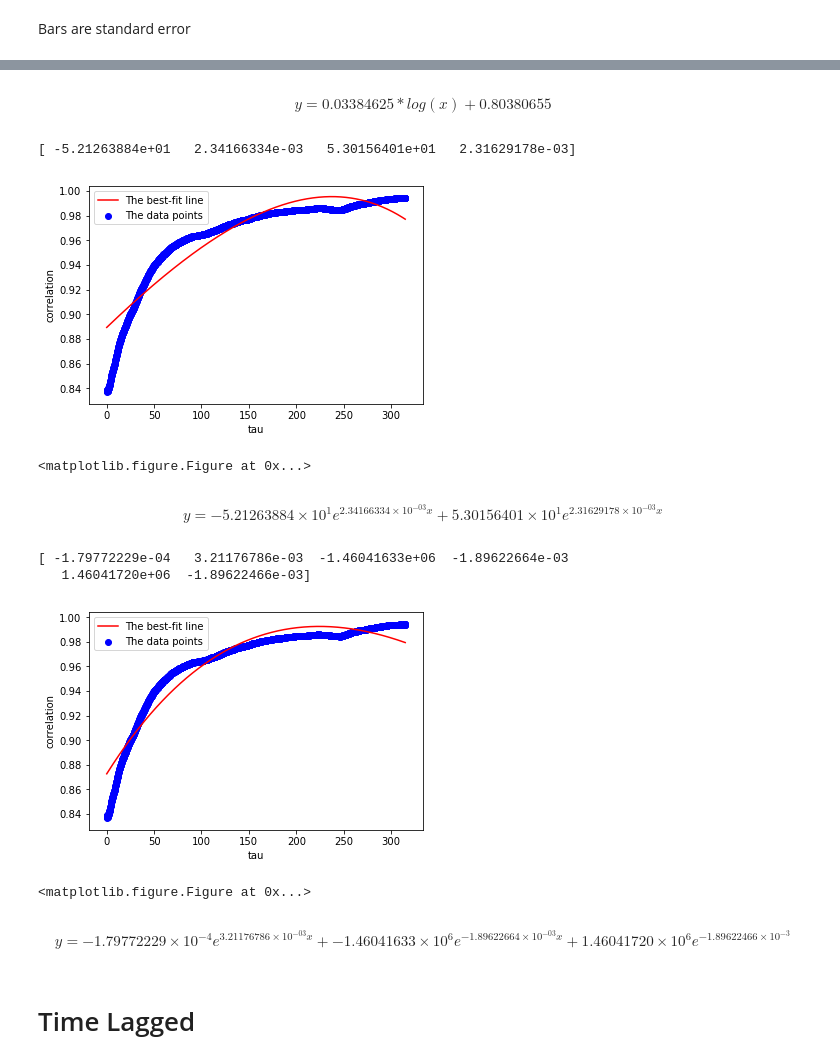
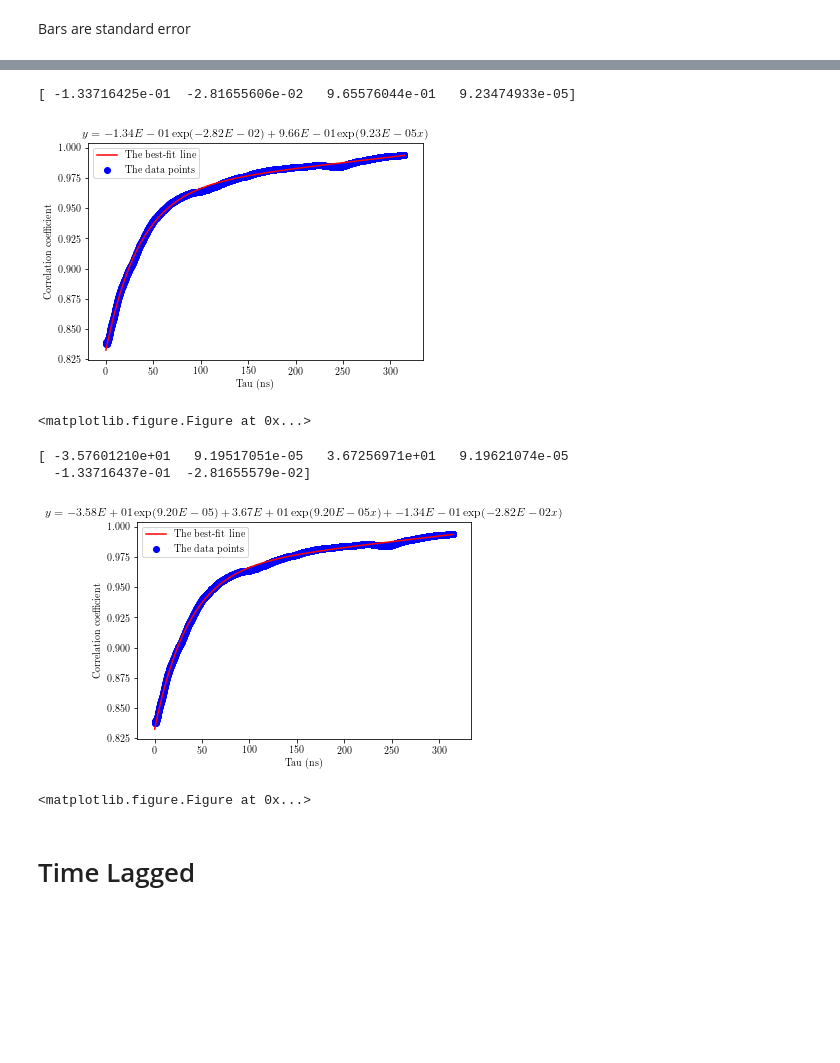
Before and after one commit to melvrl13/AdvancedCorrelation, a Jupyter notebook: CYNZN_AdvancedCorrelation.ipynb, the cells around one changed output, grey strips where cells are left out. Saved outputs shown, nothing was run; the diff lists cells and outputs as text; code cells hidden in the pictures; blank space fills up the shorter version.

```diff
--- a/CYNZN_AdvancedCorrelation.ipynb
+++ b/CYNZN_AdvancedCorrelation.ipynb
@@ -4,6 +4,8 @@ import numpy as np
 import matplotlib.pyplot as plt
 from scipy import stats
 from scipy.optimize import curve_fit
+plt.rc('text', usetex=True)
+plt.rc('font', family='serif')
 # %%
 # prep for double exponential fits
 def double_exp(x, a, b, c, d):
@@ -31,10 +33,12 @@ plt.savefig('Cynzn_prop_max_correlation_to_equaltime.png')
 # %% [markdown]
 Bars are standard error
 # %%
-np.polyfit(np.log(taus), average_to_max, 1)
-#y = 0.03384625*log(x) + 0.80380655
-yhat = 0.03384625*np.log(taus) + 0.80380655
+fit = np.polyfit(np.log(taus), average_to_max, 1)
+yhat = fit[0]*np.log(taus) + fit[1]
 plt.plot(taus, average_to_max, '.', taus, yhat, '-')
+plt.title('$y = {0:1.2E}*log(x) + {1:1.2E}$'.format(fit[0], fit[1]))
+plt.xlabel('Tau (ns)')
+plt.ylabel('Correlation coefficient')
 plt.legend(['observations', 'fit'])
 plt.savefig('FIT_CYNZN_prop_max_correlation_to_equaltime.png')
 # %% [output]
@@ -42,40 +46,39 @@ plt.savefig('FIT_CYNZN_prop_max_correlation_to_equaltime.png')
-# %% [markdown]
-$$y = 0.03384625*log(x) + 0.80380655$$
 # %%
-popt, pcov = curve_fit(double_exp,taus,average_to_max,p0=(0.8,0.03,0,0),maxfev=10000)
+popt, pcov = curve_fit(double_exp,taus,average_to_max,p0=(-.13,-.03,.99,.000092),maxfev=10000)
 print(popt)
 curvey = double_exp(taus,popt[0],popt[1], popt[2], popt[3]) # This is your y axis fit-line
 plt.plot(taus, curvey, 'red', label='The best-fit line')
 plt.scatter(taus,average_to_max, c='b',label='The data points')
 plt.legend(loc='best')
-plt.xlabel('tau')
-plt.ylabel('correlation')
+plt.xlabel('Tau (ns)')
+plt.ylabel('Correlation coefficient')
+plt.title("$y = {0:1.2E} \exp({1:1.2E}) + {2:1.2E} \exp({3:1.2E}x)$".format(popt[0],popt[1], popt[2], popt[3]))
 plt.show()
 plt.savefig('doubleFIT_CYNZN_prop_max_correlation_to_equaltime.png')
 # %% [output]
-[ -5.21263884e+01   2.34166334e-03   5.30156401e+01   2.31629178e-03]
+[ -1.33716425e-01  -2.81655606e-02   9.65576044e-01   9.23474933e-05]
-[figure, old version]
+[figure, new version]
 <matplotlib.figure.Figure at 0x...>
-# %% [markdown]
-$$y = -5.21263884\times10^{1} e^{2.34166334\times10^{-03}x} + 5.30156401\times10^{1} e^{2.31629178\times10^{-03}x}$$
 # %%
-popt, pcov = curve_fit(triple_exp,taus,average_to_max,p0=(0.8,0.03,0,0,0,0),maxfev=10000)
+popt, pcov = curve_fit(triple_exp,taus,average_to_max,p0=(-30.7,0.0017,38,.0017,0,0),maxfev=10000)
 print(popt)
 curvey = triple_exp(taus,popt[0],popt[1], popt[2], popt[3], popt[4], popt[5]) # This is your y axis fit-line
 plt.plot(taus, curvey, 'red', label='The best-fit line')
 plt.scatter(taus,average_to_max, c='b',label='The data points')
 plt.legend(loc='best')
-plt.xlabel('tau')
-plt.ylabel('correlation')
+plt.xlabel('Tau (ns)')
+plt.ylabel('Correlation coefficient')
+plt.title(
+    "$y = {0:1.2E} \exp({1:1.2E}) + {2:1.2E} \exp({3:1.2E}x) + {4:1.2E} \exp({5:1.2E}x)$".format(
+        popt[0],popt[1], popt[2], popt[3], popt[4], popt[5]))
+plt.show()
 plt.show()
 plt.savefig('tripleFIT_CYNZN_prop_max_correlation_to_equaltime.png')
 # %% [output]
-[ -1.79772229e-04   3.21176786e-03  -1.46041633e+06  -1.89622664e-03
-   1.46041720e+06  -1.89622466e-03]
+[ -3.57601210e+01   9.19517051e-05   3.67256971e+01   9.19621074e-05
+  -1.33716437e-01  -2.81655579e-02]
-[figure, old version]
+[figure, new version]
 <matplotlib.figure.Figure at 0x...>
-# %% [markdown]
-$$y = -1.79772229\times10^{-4} e^{3.21176786\times10^{-03}x} + -1.46041633\times10^{6} e^{-1.89622664\times10^{-03}x} + 1.46041720\times10^{6} e^{-1.89622466\times10^{-3}}$$
 # %% [markdown]
 # Time Lagged
 # %%
```
Also changed, not shown: parts of 9 cells of this notebook, 1 other file.
